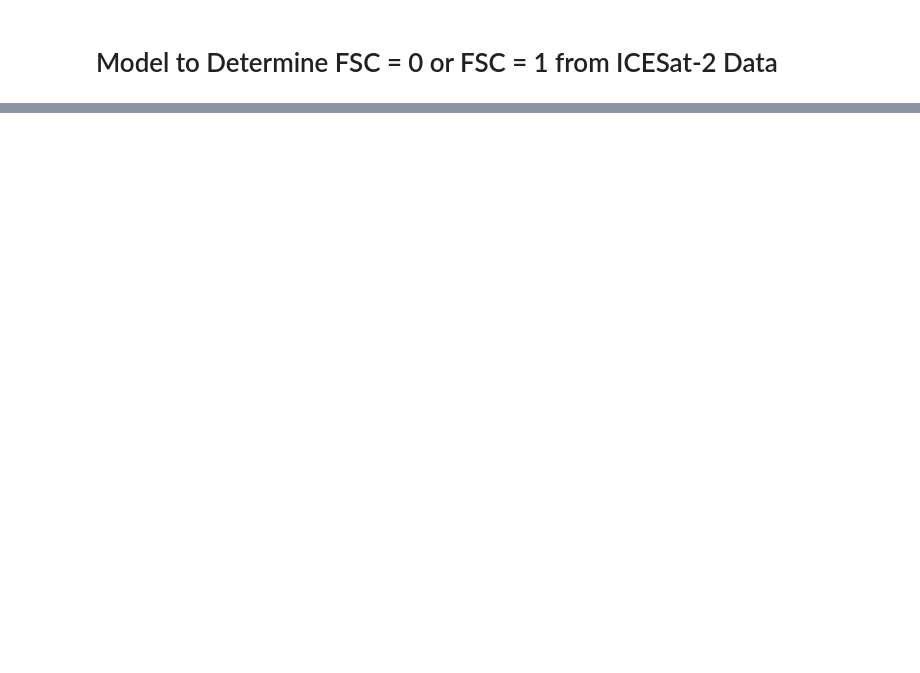
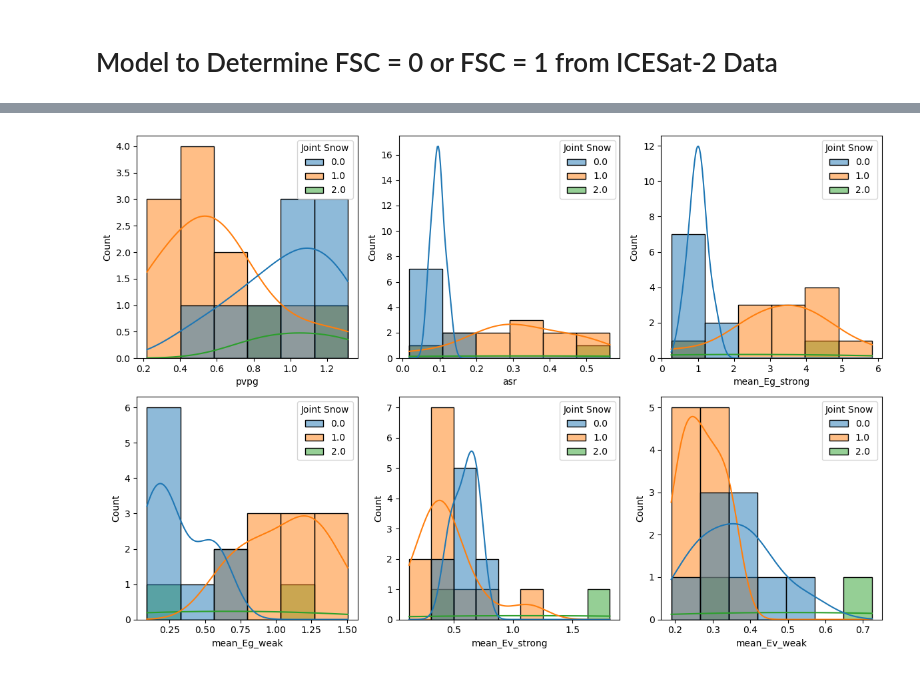
Before and after one commit to thomaslaraia/Snowstradamus, a Jupyter notebook: sodankyla_cam_model.ipynb, the cells around one changed output, grey strips where cells are left out. Saved outputs shown, nothing was run; the diff lists cells and outputs as text; code cells hidden in the pictures; blank space fills up the shorter version.

```diff
--- a/sodankyla_cam_model.ipynb
+++ b/sodankyla_cam_model.ipynb
@@ -50,0 +127,21 @@ for i in df_pure['File Number']:
+# %%
+# Distribution Plots
+fig, axes = plt.subplots(nrows=2, ncols=3, figsize=(12, 8))
+
+hue = 'Joint Snow'
+
+# Distribution plots
+sns.histplot(df, x='pvpg', hue=hue, kde=True, ax=axes[0, 0])
+sns.histplot(df, x='asr', hue=hue, kde=True, ax=axes[0, 1])
+sns.histplot(df, x='mean_Eg_strong', hue=hue, kde=True, ax=axes[0, 2])
+sns.histplot(df, x='mean_Eg_weak', hue=hue, kde=True, ax=axes[1, 0])
+sns.histplot(df, x='mean_Ev_strong', hue=hue, kde=True, ax=axes[1, 1])
+sns.histplot(df, x='mean_Ev_weak', hue=hue, kde=True, ax=axes[1, 2])
+
+# Adjust layout
+plt.tight_layout()
+
+# Show plot
+plt.show()
+# %% [output]
+[figure, added]
```
Also changed, not shown: parts of 13 cells of this notebook, 1 other file.
